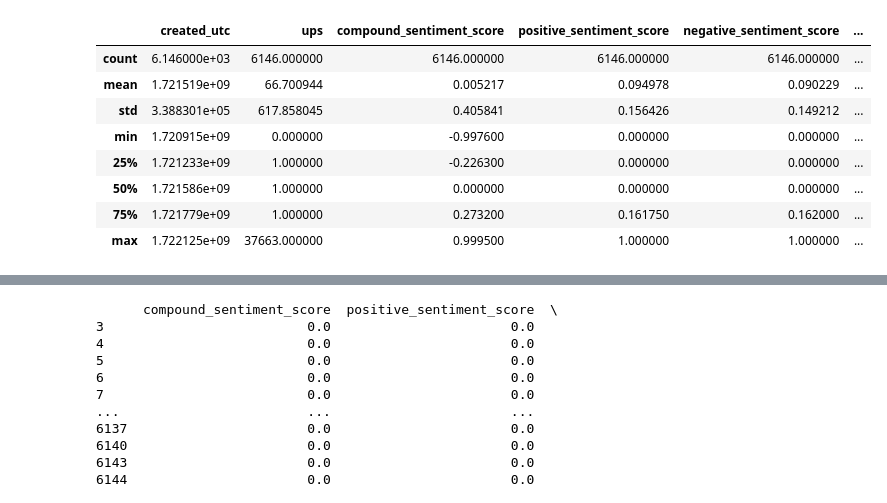
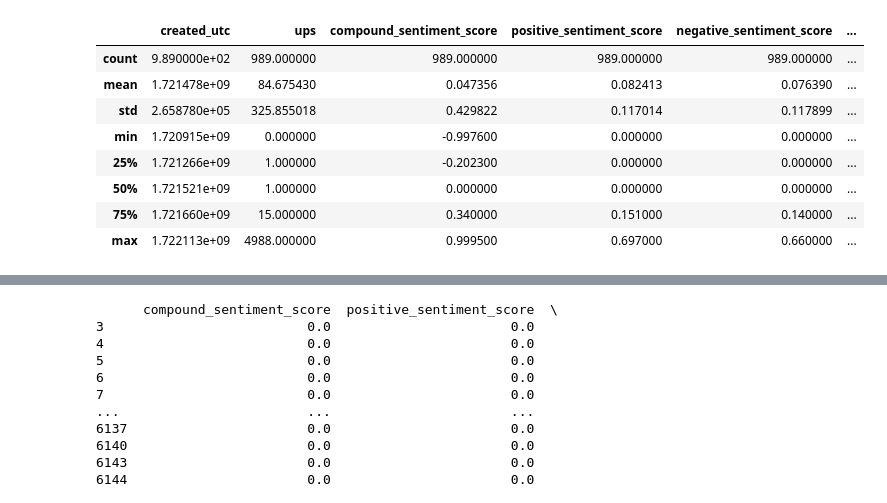
Before and after one commit to BrianXiao1217/DS4002-project1, a Jupyter notebook: SCRIPTS/plot.ipynb, the cells around one changed output, grey strips where cells are left out. Cells and saved outputs as stored; diff of their text form; code cells hidden in the pictures.

Commit message:
added keyword filtering

```diff
--- a/SCRIPTS/plot.ipynb
+++ b/SCRIPTS/plot.ipynb
@@ -36,15 +36,22 @@ def add_sentiment_scores(df):
 
 posts_scored = add_sentiment_scores(df_posts)
 comments_scored = add_sentiment_scores(df_comments)
+# %%
+def filter_by_keyword(df, keyword):
+    # Filter for posts/comments that contain the specified keyword (case insensitive)
+    return df[df['text'].str.contains(keyword, case=False, na=False)]
+
+posts_filtered = filter_by_keyword(posts_scored, 'biden')
+comments_filtered = filter_by_keyword(comments_scored, 'biden')
 # %%
-posts_scored.describe()
+posts_filtered.describe()
 # %% [output]
 |  | created_utc | ups | compound_sentiment_score | positive_sentiment_score | negative_sentiment_score | ... |
-| count | 6.146000e+03 | 6146.000000 | 6146.000000 | 6146.000000 | 6146.000000 | ... |
-| mean | 1.721519e+09 | 66.700944 | 0.005217 | 0.094978 | 0.090229 | ... |
-| std | 3.388301e+05 | 617.858045 | 0.405841 | 0.156426 | 0.149212 | ... |
+| count | 9.890000e+02 | 989.000000 | 989.000000 | 989.000000 | 989.000000 | ... |
+| mean | 1.721478e+09 | 84.675430 | 0.047356 | 0.082413 | 0.076390 | ... |
+| std | 2.658780e+05 | 325.855018 | 0.429822 | 0.117014 | 0.117899 | ... |
 | min | 1.720915e+09 | 0.000000 | -0.997600 | 0.000000 | 0.000000 | ... |
-| 25% | 1.721233e+09 | 1.000000 | -0.226300 | 0.000000 | 0.000000 | ... |
-| 50% | 1.721586e+09 | 1.000000 | 0.000000 | 0.000000 | 0.000000 | ... |
-| 75% | 1.721779e+09 | 1.000000 | 0.273200 | 0.161750 | 0.162000 | ... |
-| max | 1.722125e+09 | 37663.000000 | 0.999500 | 1.000000 | 1.000000 | ... |
+| 25% | 1.721266e+09 | 1.000000 | -0.202300 | 0.000000 | 0.000000 | ... |
+| 50% | 1.721521e+09 | 1.000000 | 0.000000 | 0.000000 | 0.000000 | ... |
+| 75% | 1.721660e+09 | 15.000000 | 0.340000 | 0.151000 | 0.140000 | ... |
+| max | 1.722113e+09 | 4988.000000 | 0.999500 | 0.697000 | 0.660000 | ... |
```
Also changed, not shown: parts of 7 cells of this notebook, 2 other files.
